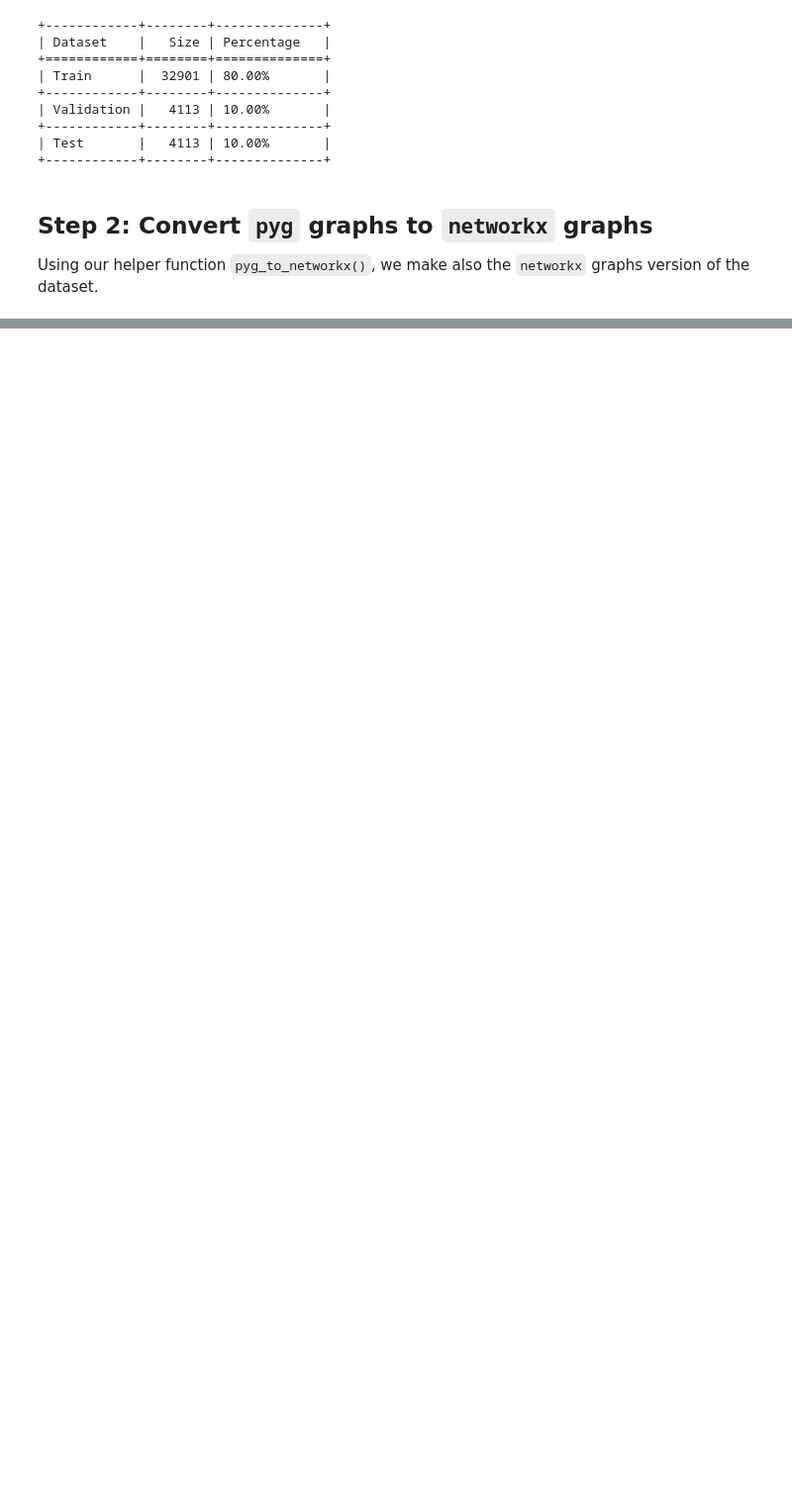
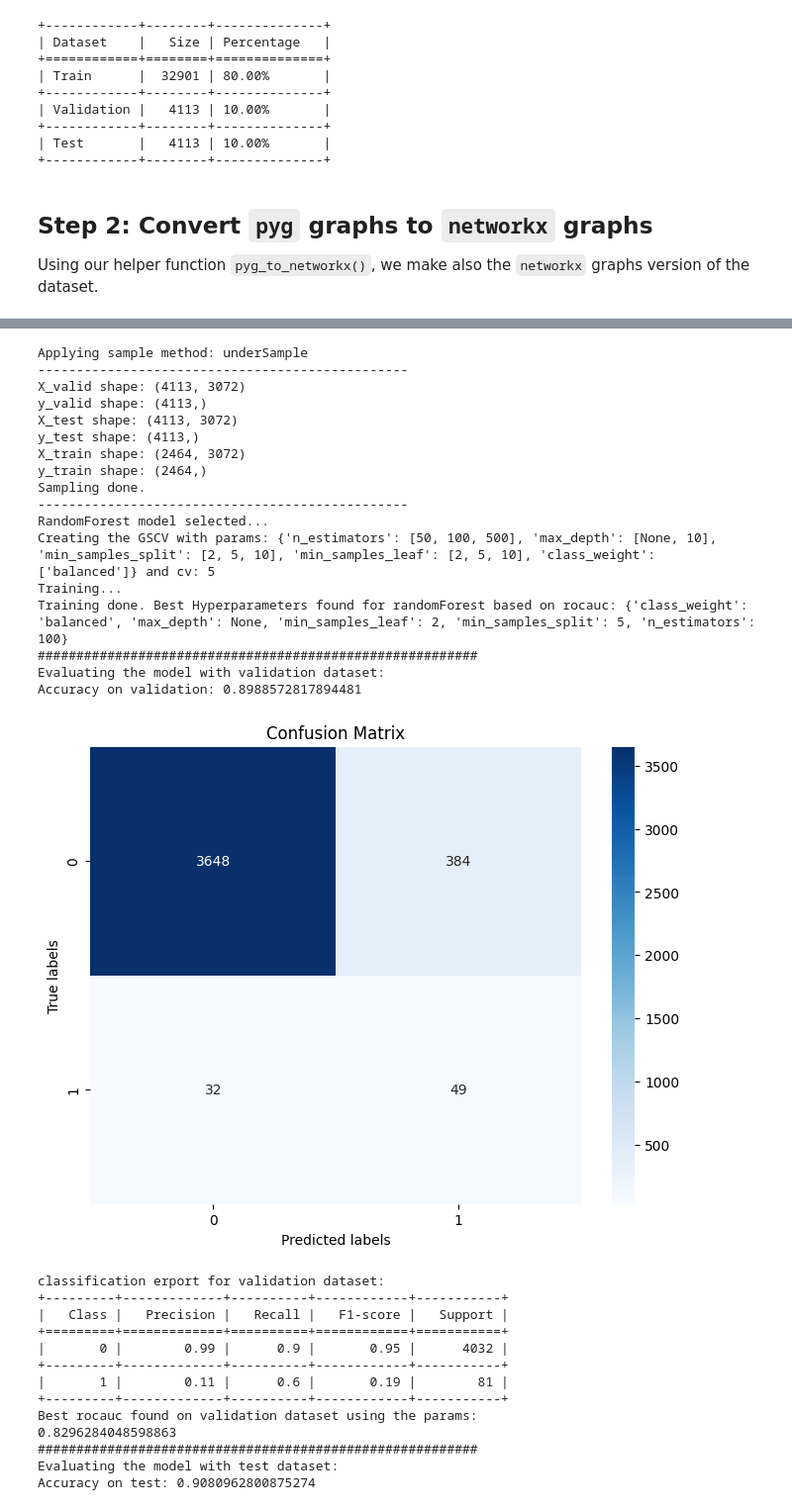
Before and after one commit to alivefghi/ogbg_molhiv_aut_agm, a Jupyter notebook: code/notebooks/ogbg-molhiv-smiles.ipynb, the cells around one changed output, grey strips where cells are left out. Shown at 99% size. Cells and saved outputs as stored; diff of their text form; code cells hidden in the pictures; blank space fills up the shorter version.

```diff
--- a/code/notebooks/ogbg-molhiv-smiles.ipynb
+++ b/code/notebooks/ogbg-molhiv-smiles.ipynb
@@ -120 +144,6 @@ test_pyg_graphs = [dataset[i] for i in test_idxes]
+# %%
+split_idx = dataset.get_idx_split()
+train_idx = np.array(split_idx["train"])
+valid_idx = np.array(split_idx["valid"])
+test_idx = np.array(split_idx["test"])
 # %%
@@ -199,0 +241,4 @@ test_dataset['num_edges'] = test_dataset['pyg_graph'].apply(lambda pyg_graph: py
+# %%
+train_frame = pd.DataFrame(df.iloc[train_idx,:])
+test_frame = pd.DataFrame(df.iloc[test_idx,:])
+val_frame = pd.DataFrame(df.iloc[valid_idx,:])
@@ -199,0 +604,42 @@ test_dataset['num_edges'] = test_dataset['pyg_graph'].apply(lambda pyg_graph: py
+# %%
+param_grid = {
+    'n_estimators': [50, 100, 500],
+    'max_depth': [None, 10],
+    'min_samples_split': [2, 5, 10],
+    'min_samples_leaf': [2, 5, 10],
+    'class_weight': ['balanced']
+}
+
+customRandomForest(train_dataset, valid_dataset, test_dataset, 'morgan_fp', 'HIV_active', param_grid, 'randomForest', sample_method="underSample", cV=5)
+# %% [output]
+Applying sample method: underSample
+------------------------------------------------
+X_valid shape: (4113, 3072)
+y_valid shape: (4113,)
+X_test shape: (4113, 3072)
+y_test shape: (4113,)
+X_train shape: (2464, 3072)
+y_train shape: (2464,)
+Sampling done.
+------------------------------------------------
+RandomForest model selected...
+Creating the GSCV with params: {'n_estimators': [50, 100, 500], 'max_depth': [None, 10], 'min_samples_split': [2, 5, 10], 'min_samples_leaf': [2, 5, 10], 'class_weight': ['balanced']} and cv: 5
+Training...
+Training done. Best Hyperparameters found for randomForest based on rocauc: {'class_weight': 'balanced', 'max_depth': None, 'min_samples_leaf': 2, 'min_samples_split': 5, 'n_estimators': 100}
+#########################################################
+Evaluating the model with validation dataset:
+Accuracy on validation: 0.8988572817894481
+[figure, added]
+classification erport for validation dataset:
++---------+-------------+----------+------------+-----------+
+|   Class |   Precision |   Recall |   F1-score |   Support |
++=========+=============+==========+============+===========+
+|       0 |        0.99 |      0.9 |       0.95 |      4032 |
++---------+-------------+----------+------------+-----------+
+|       1 |        0.11 |      0.6 |       0.19 |        81 |
++---------+-------------+----------+------------+-----------+
+Best rocauc found on validation dataset using the params:
+0.8296284048598863
+#########################################################
+Evaluating the model with test dataset:
+Accuracy on test: 0.9080962800875274
```
Also changed, not shown: parts of 50 cells of this notebook.
